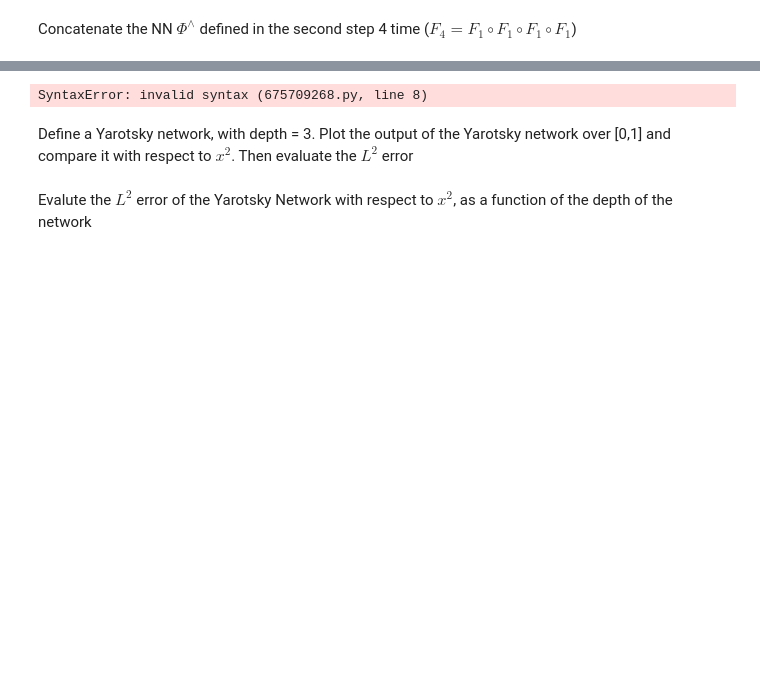
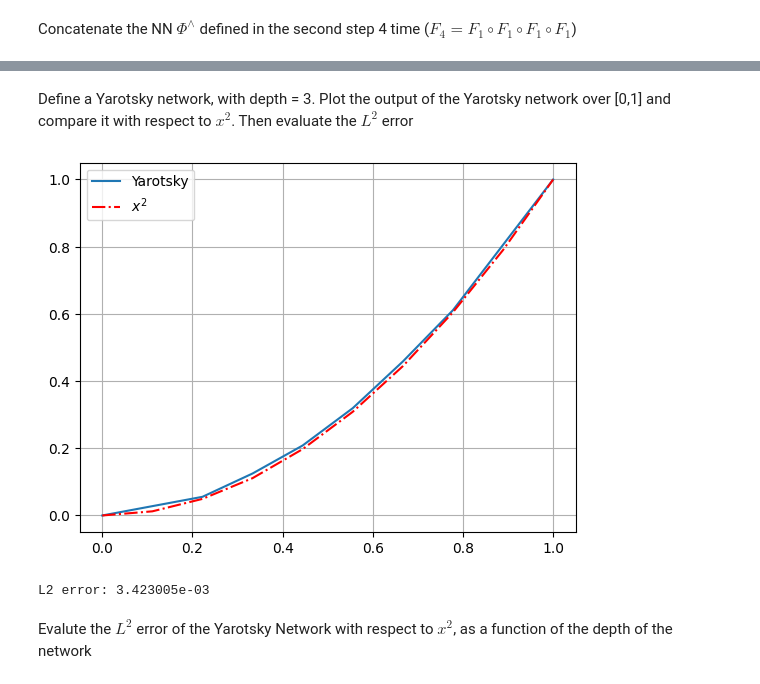
Before and after one commit to elenaionelaschipor/MLCS_2025-2026, a Jupyter notebook: lab1_intro_to_NNs/lab1_stud.ipynb, the cells around one changed output, grey strips where cells are left out. Drawn from its saved outputs; the diff is of its cells as text; code cells hidden in the pictures; blank space fills up the shorter version.

```diff
--- a/lab1_intro_to_NNs/lab1_stud.ipynb
+++ b/lab1_intro_to_NNs/lab1_stud.ipynb
@@ -304,62 +336,85 @@ for all $x\in[0,1]$. The network therefore uses a non-standard architecture, as
 # %%
+
 class YarotskyNet(DeepNet):
     def __init__(self, net, out_weights):
         """
-        Initialize by copying a net given as input, and a vector of
+        Initialize by copying a net given as input (which is a concatenation like F4 of above), and a vector of
         weights that are the weights of the skip connections
         """
+
+        # YarotskyNet è una sottoclasse di DeepNet quindi eredita tutte le funzioni e le cose che ci stanno dentro
+        # inoltre posso inizilizzare YarostkyNet con il costruttore di DeepNet
+        # l'init sotto è quello di deepnet infatti prende in input activation, n input, n hidden, dim out
+
         super(YarotskyNet, self).__init__(net.activation, net.dim_in, net.widths, net.dim_out)
-        self.out_weights = # these are the weights of the skip connections, and are passed as an argument to the constructor
+        # quindi YarotskyNet ha tutte le proprietà di DeepNet
+
+        # l'oggetto YarotskyNet ha già un attributo out_weights perchè è una sottoclasse di DeepNet, ma devo riempirlo
+
+        # these are the weights of the skip connections, and are passed as an argument to the constructor
+        # questi saranno tipo -1/4^k
+        self.out_weights = out_weights
+
+
         for i in range(net.L):
-            self.hidden[i] = # copy the hidden weights of the NN given as argument (net)
+            # copy the hidden weights of the NN given as argument (net)
+            self.hidden[i] = net.hidden[i]
+        # copy also the output weight
 
-        self.output = # copy also the output weight
+        self.output = net.output
 
         assert len(out_weights) == len(net.widths) + 1
 
     def forward(self, x):
         if x.dim() == 1:
             x = x[:, None]
+        # the first skip connection goes straight from the input
+        y = x # ok
+        # print("y shape: ", y.shape)
+        for i in range(self.L):
 
-        y = # the first skip connection goes straight from the input
-        for i in range(self.L):
-            x = # affine transformation
-            x = # activation
-            y = # skip connection to the output (use self.output_weights[i+1] here)
+            x = self.hidden[i](x)
+            x = self.activation(x)  # ora x è 100x3
+            y = y + self.output(x) * self.out_weights[i]
+            # attenzione, ho dovuto fare self.output(x) perchè così faccio la steep connection Fk(x) = valore,
+            # poi sto valore lo moltiplico per quel 1/(-4)^k che è self.out_weights[i]
+
+            # skip connection to the output (use self.output_weights[i+1] here)
         return y
-# %% [output]
-SyntaxError: invalid syntax (675709268.py, line 8)
 # %% [markdown]
 Define a Yarotsky network, with depth = 3. Plot the output of the Yarotsky network over [0,1] and compare it with respect to $x^2$. Then evaluate the $L^2$ error
 # %%
 with torch.inference_mode():
     depth = 3
-
-    out_weights = # define the weights of the skip connections to the output for Yarotsy's network
+    width = 3
+    out_weights = [-1/4**k for k in range(1, depth+1)] # define the weights of the skip connections to the output for Yarotsy's network
 
 
     basenet = Phiwedge
     for j in range(depth-2):
         # concatenate the Phiwedge network, to obtain a network with the right weights but no skip connections
+        basenet = concatenate(basenet, Phiwedge)
 
+    squarenet = YarotskyNet(basenet, out_weights)  # construct the network with the class we have defined, copying from the one we have concatenated, but also putting in skip connections
 
-    squarenet = # construct the network with the class we have defined, copying from the one we have concatenated, but also putting in skip connections
-
-    x = torch.linspace(0, 1, 100)
+    x = torch.linspace(0, 1, 10)
     x_np = x.cpu().numpy()
 
-    y = # complete
+    y =  squarenet.forward(x)
 
 
 
 
     plt.plot(x_np, y.cpu().numpy(), label='Yarotsky')
     plt.plot(x_np, x_np**2, 'r-.',label = '$x^2$')
     plt.grid()
     plt.legend()
     plt.show()
 
     print(f'L2 error: {np.linalg.norm(y.cpu().numpy().flatten()-x_np**2)/10:4e}')
+# %% [output]
+[figure, added]
+L2 error: 3.423005e-03
 # %% [markdown]
 Evalute the $L^2$ error of the Yarotsky Network with respect to $x^2$, as a function of the depth of the network
 # %%
```
Also changed, not shown: parts of 8 cells of this notebook.
